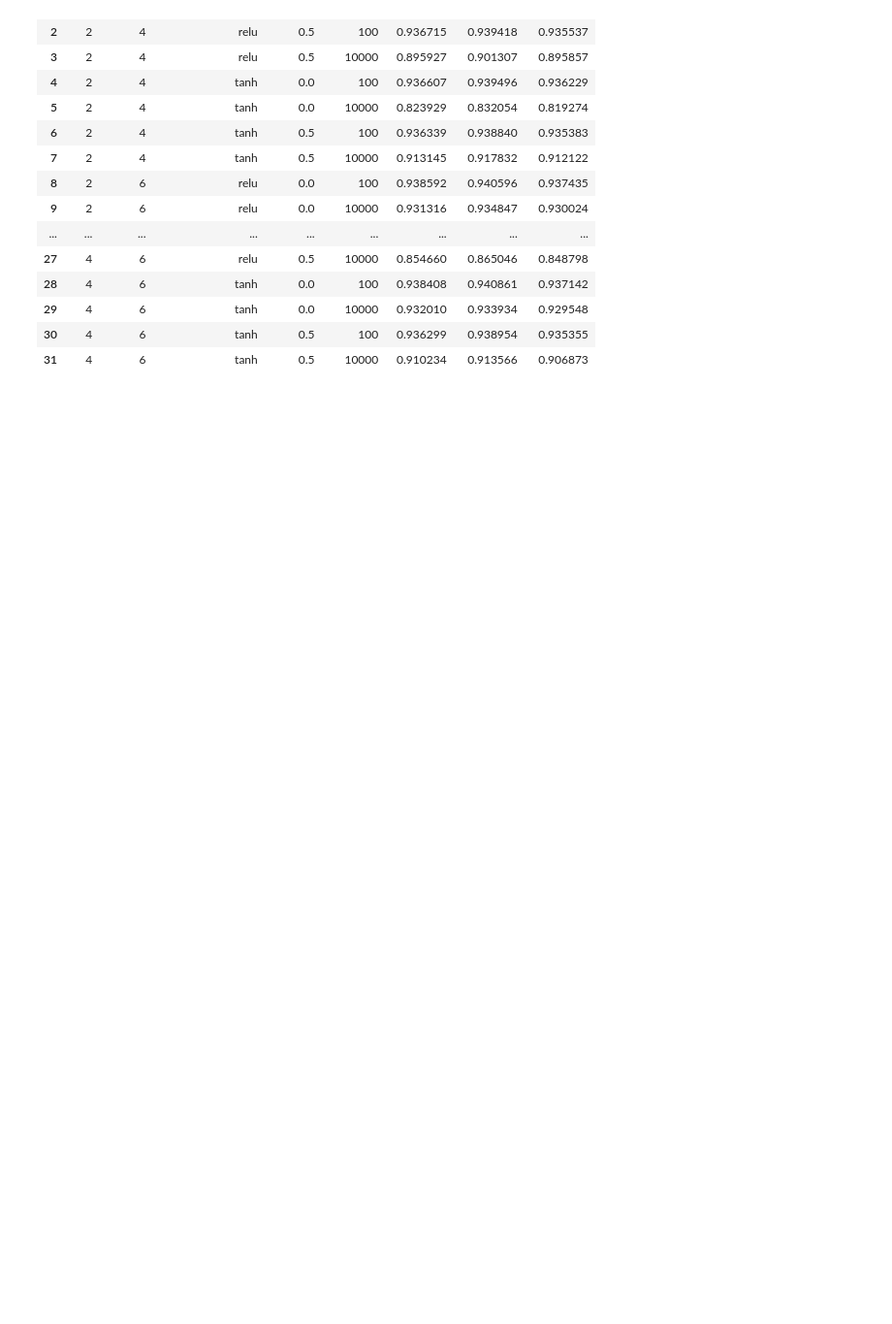
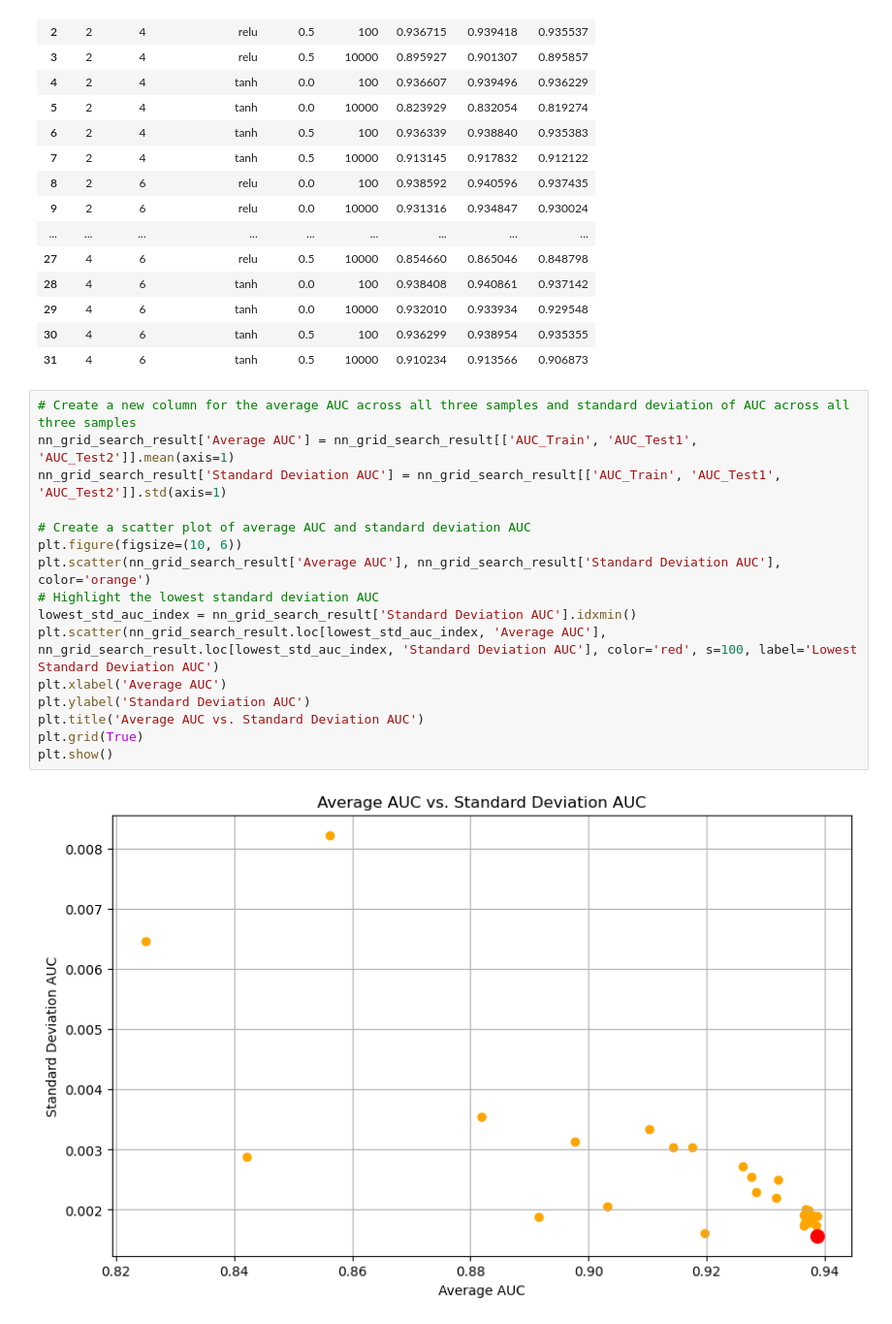
Before and after one commit to itoshiyanazawa/fall2024_ml_credit_risk, a Jupyter notebook: analysis_itoshi.ipynb, the cells around one changed output. Shown: that part at 97% size. Cells and saved outputs as stored; diff of their text form; blank space fills up the shorter version.

Commit message:
Created scatter plot for NN

```diff
--- a/analysis_itoshi.ipynb
+++ b/analysis_itoshi.ipynb
@@ -1104,3 +1104,21 @@ nn_grid_search_result
 | 29 | 4 | 6 | tanh | 0.0 | 10000 | 0.932010 | 0.933934 | 0.929548 |
 | 30 | 4 | 6 | tanh | 0.5 | 100 | 0.936299 | 0.938954 | 0.935355 |
 | 31 | 4 | 6 | tanh | 0.5 | 10000 | 0.910234 | 0.913566 | 0.906873 |
+# %%
+# Create a new column for the average AUC across all three samples and standard deviation of AUC across all three samples
+nn_grid_search_result['Average AUC'] = nn_grid_search_result[['AUC_Train', 'AUC_Test1', 'AUC_Test2']].mean(axis=1)
+nn_grid_search_result['Standard Deviation AUC'] = nn_grid_search_result[['AUC_Train', 'AUC_Test1', 'AUC_Test2']].std(axis=1)
+
+# Create a scatter plot of average AUC and standard deviation AUC
+plt.figure(figsize=(10, 6))
+plt.scatter(nn_grid_search_result['Average AUC'], nn_grid_search_result['Standard Deviation AUC'], color='orange')
+# Highlight the lowest standard deviation AUC
+lowest_std_auc_index = nn_grid_search_result['Standard Deviation AUC'].idxmin()
+plt.scatter(nn_grid_search_result.loc[lowest_std_auc_index, 'Average AUC'], nn_grid_search_result.loc[lowest_std_auc_index, 'Standard Deviation AUC'], color='red', s=100, label='Lowest Standard Deviation AUC')
+plt.xlabel('Average AUC')
+plt.ylabel('Standard Deviation AUC')
+plt.title('Average AUC vs. Standard Deviation AUC')
+plt.grid(True)
+plt.show()
+# %% [output]
+[figure, added]
```
Also changed, not shown: parts of 4 cells of this notebook.
